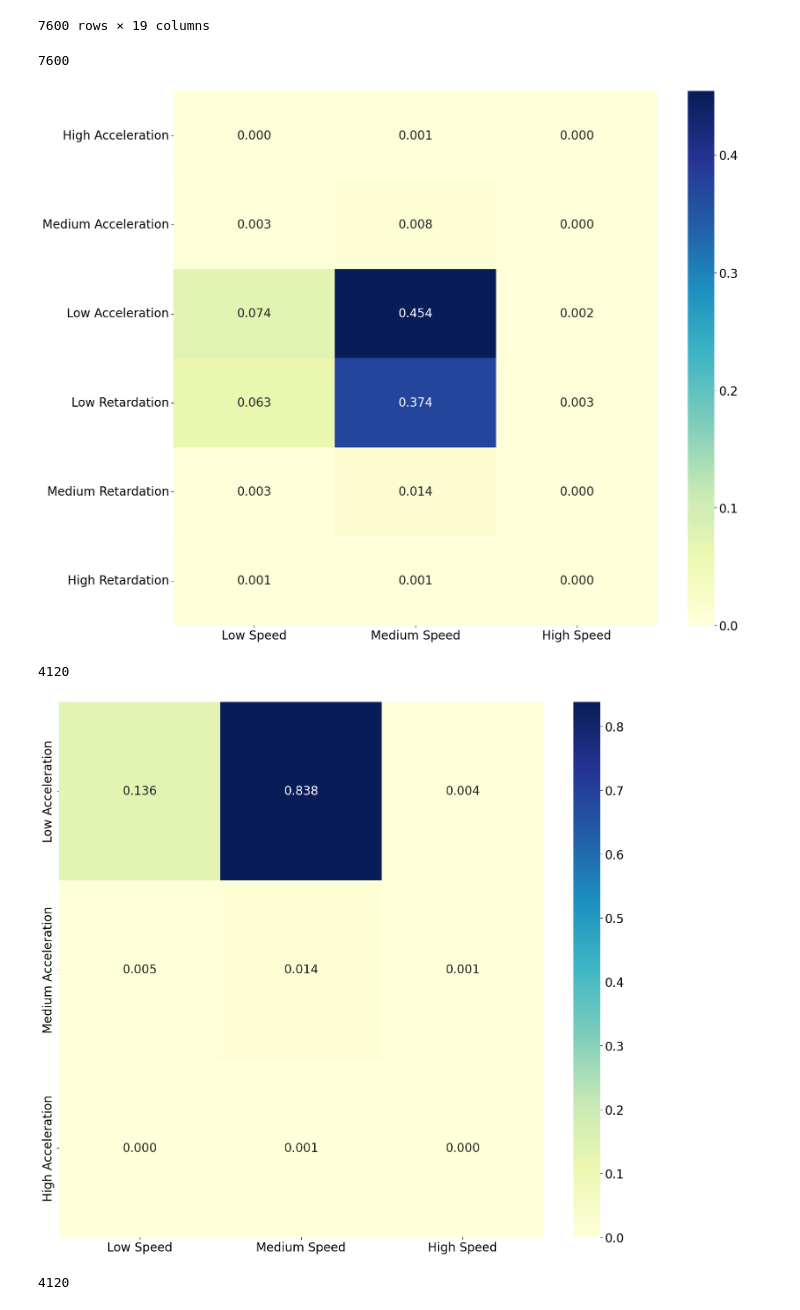
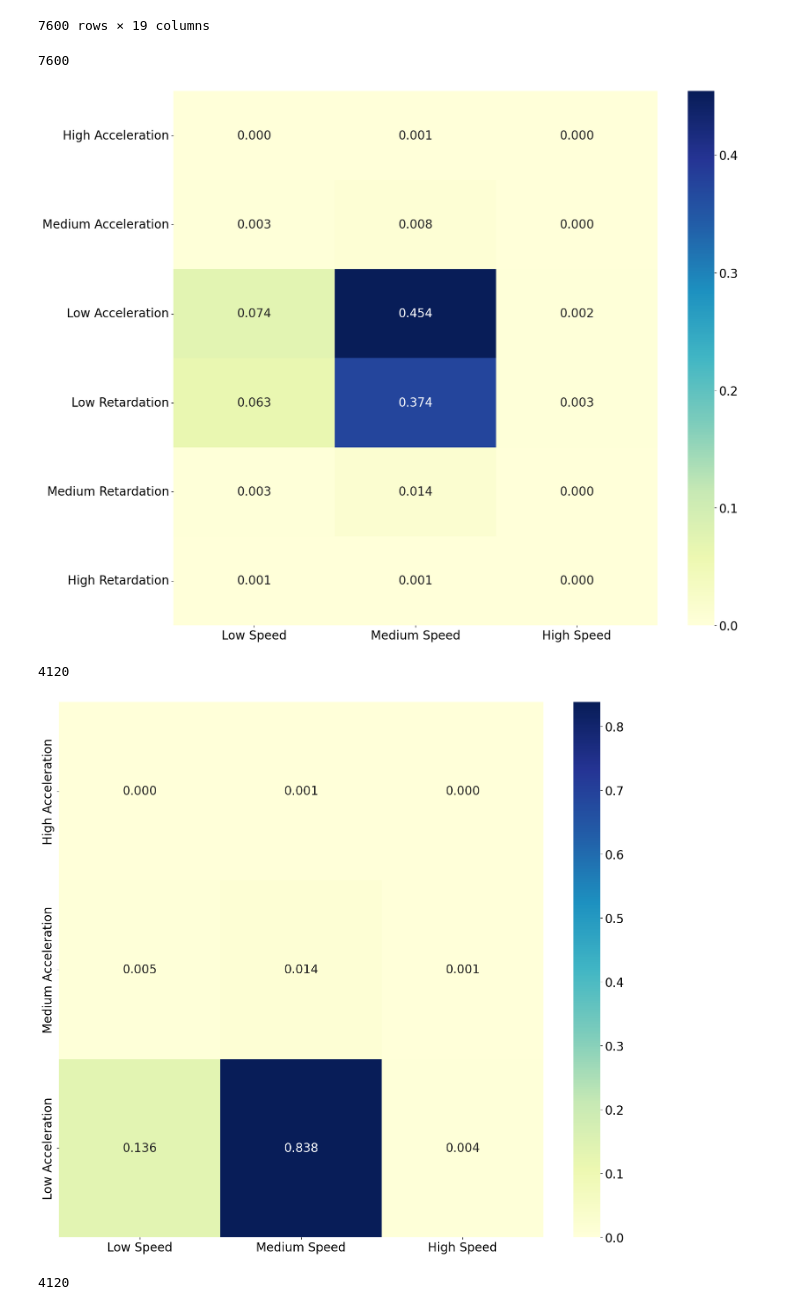
Before and after one commit to BUET-AV/behavior-hypotheses, a Jupyter notebook: src/notebooks/Behavior_Hypo_heatmap.ipynb, the cells around one changed output. Drawn from its saved outputs; the diff is of its cells as text; code cells hidden in the pictures.

```diff
--- a/src/notebooks/Behavior_Hypo_heatmap.ipynb
+++ b/src/notebooks/Behavior_Hypo_heatmap.ipynb
@@ -269,35 +269,35 @@ plt.ylabel('')
 # plt.ylabel('Acceleration Category')
 
 plt.show()
 
 
 pivot = pivot.iloc[:3]
 pivot
 
 total = pivot.sum().sum()
 print(total)
 
 plt.rc('font', size=20)
 plt.rc('axes', labelsize=10)
 plt.figure(figsize=(18, 16))
 
 # reverse the order of rows
-pivot = pivot.iloc[::-1]
+# pivot = pivot.iloc[::-1]
 sns.heatmap(pivot/total, annot=True, fmt=".3f", cmap='YlGnBu')
 
 # remove the x and y labels
 plt.xlabel('')
 plt.ylabel('')
 
 # plt.xlabel('Speed Category')
 # plt.ylabel('Acceleration Category')
 
 plt.show()
 # %% [output]
 7600
 [figure]
 4120
-[figure, old version]
+[figure, new version]
 # %%
 # take the first 3 rows of the pivot table and plot the same heatmap
 # %% [output]
```
